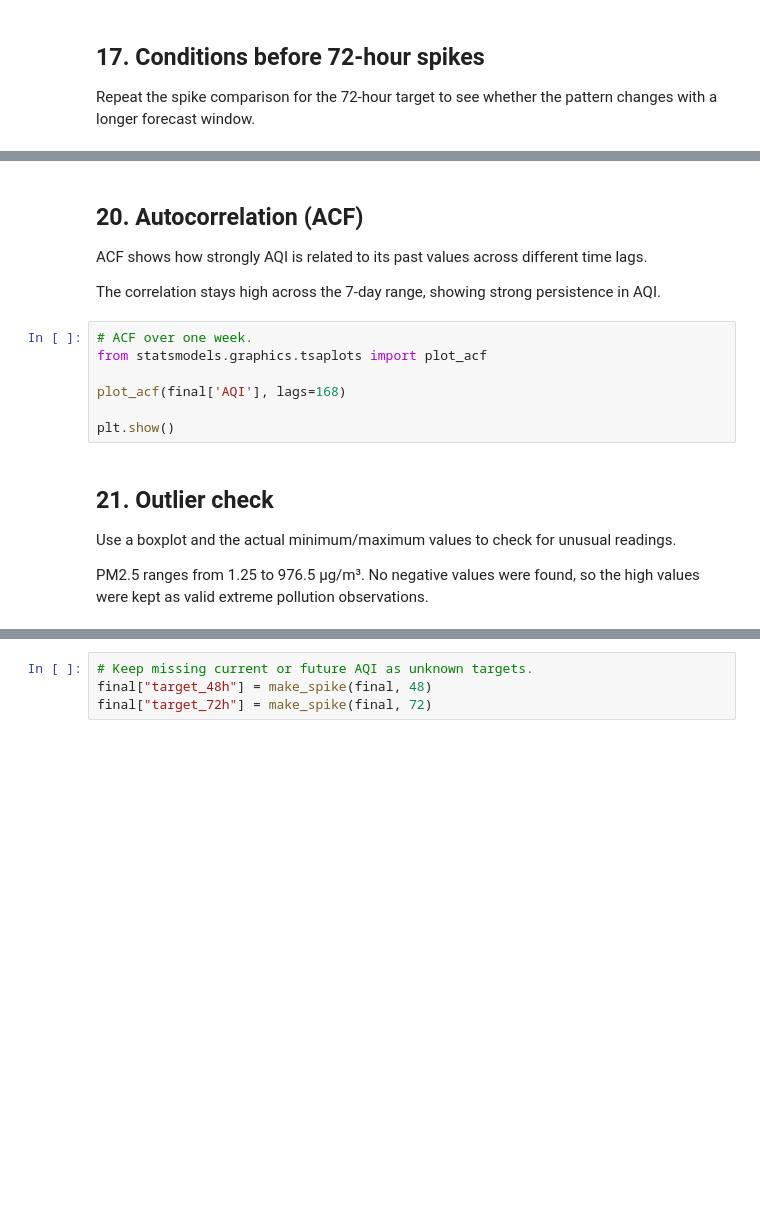
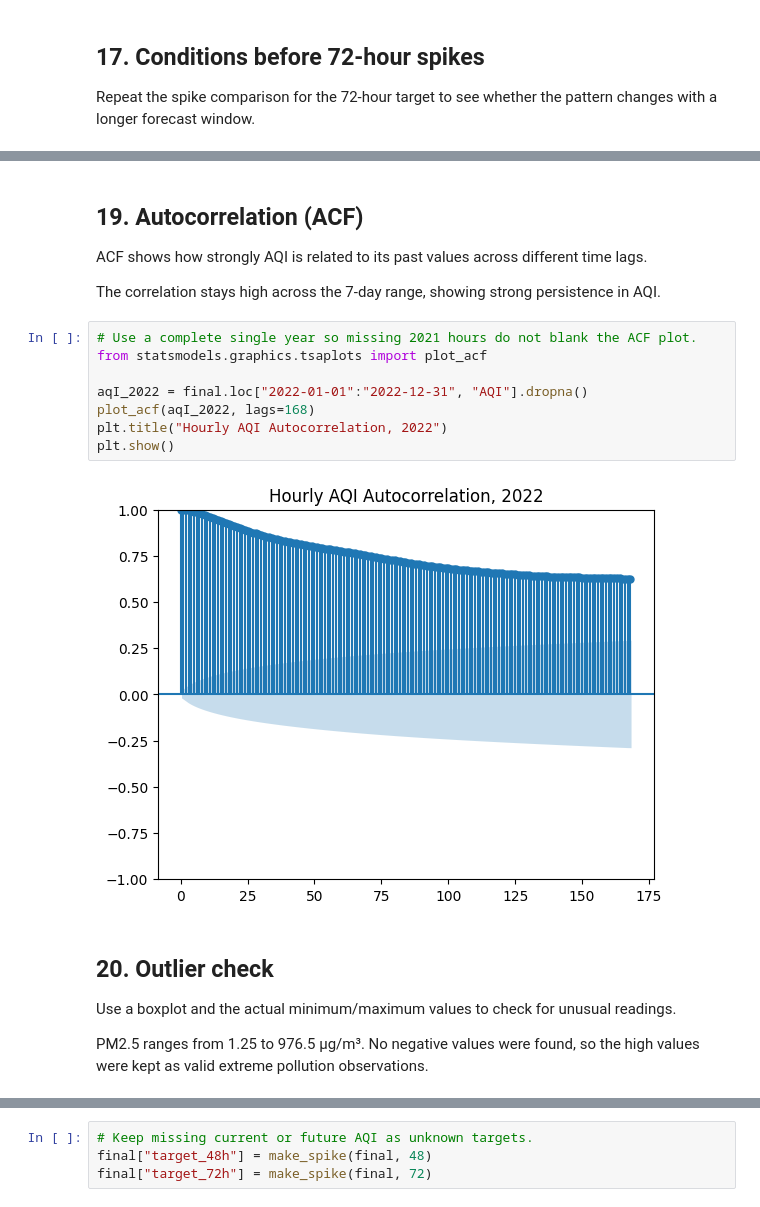
Before and after one commit to texas-ctrl/Delhi-aqi-forecasting, a Jupyter notebook: notebooks/02_eda_data.ipynb, the cells around one changed output, grey strips where cells are left out. Saved outputs shown, nothing was run; the diff lists cells and outputs as text; blank space fills up the shorter version.

```diff
--- a/notebooks/02_eda_data.ipynb
+++ b/notebooks/02_eda_data.ipynb
@@ -430,18 +602,21 @@ for feature in features:
 # %% [markdown]
-## 20. Autocorrelation (ACF)
+## 19. Autocorrelation (ACF)
 
 ACF shows how strongly AQI is related to its past values across different time lags.
 
 The correlation stays high across the 7-day range, showing strong persistence in AQI.
 # %%
-# ACF over one week.
+# Use a complete single year so missing 2021 hours do not blank the ACF plot.
 from statsmodels.graphics.tsaplots import plot_acf
 
-plot_acf(final['AQI'], lags=168)
-
+aqI_2022 = final.loc["2022-01-01":"2022-12-31", "AQI"].dropna()
+plot_acf(aqI_2022, lags=168)
+plt.title("Hourly AQI Autocorrelation, 2022")
 plt.show()
+# %% [output]
+[figure, added]
 # %% [markdown]
-## 21. Outlier check
+## 20. Outlier check
 
 Use a boxplot and the actual minimum/maximum values to check for unusual readings.
 
```
Also changed, not shown: parts of 40 cells of this notebook, 57 other files.
